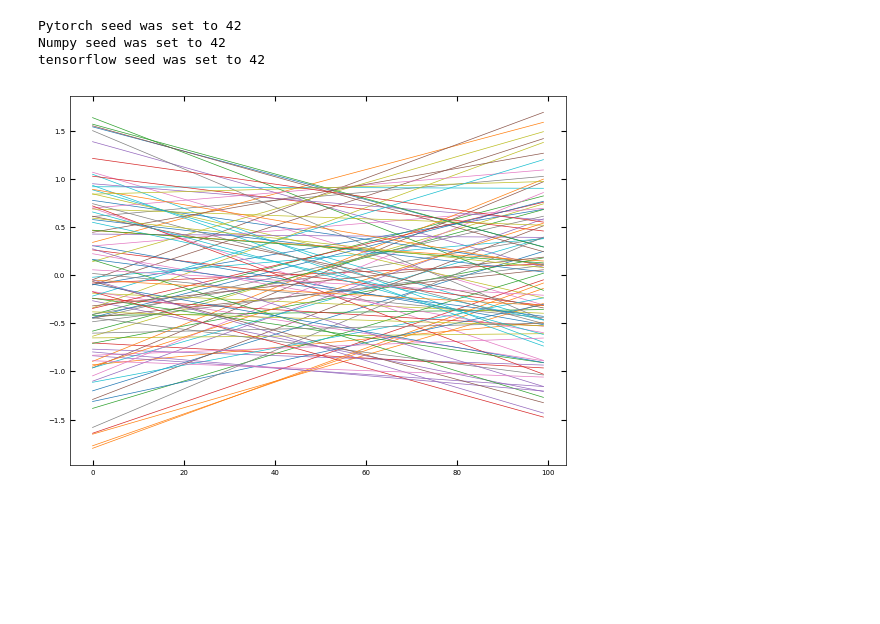
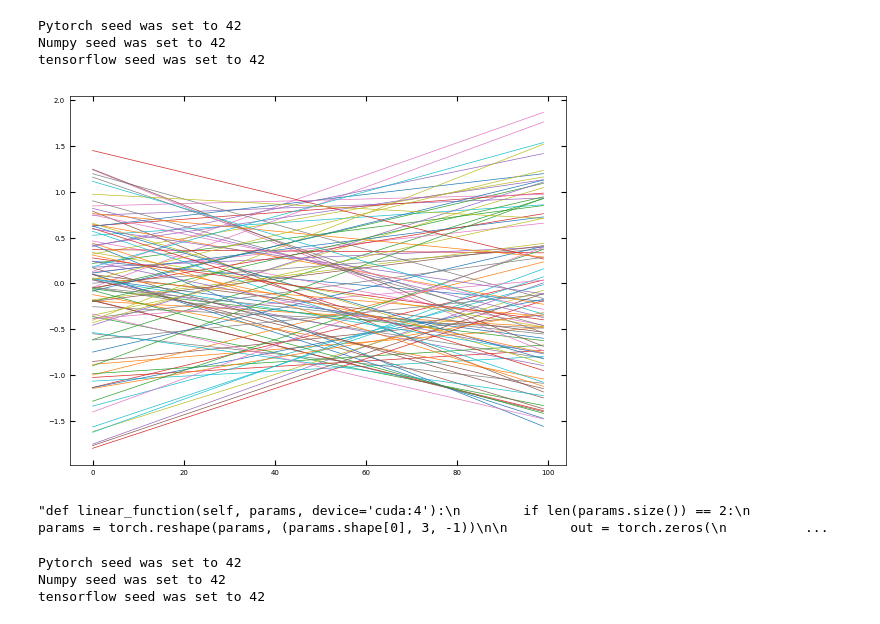
Before and after one commit to ctsai64/1DFitter, a Jupyter notebook: linear_function_multiscale1dfitter.ipynb, the cells around one changed output. Cells and saved outputs as stored; diff of their text form; code cells hidden in the pictures; blank space fills up the shorter version.

```diff
--- a/linear_function_multiscale1dfitter.ipynb
+++ b/linear_function_multiscale1dfitter.ipynb
@@ -114,17 +115,17 @@ class Linear_func:
         return (self.compute(_params, device=device), _params)
 # %%
 x_values = torch.linspace(-1, 1, 100)
-constructor = Linear_func(x=x_values, slope=[-1,1], b=[-1,1], batch_size=10000)
+constructor = Linear_func(x=x_values, slope=[-1,1], b=[-1,1], batch_size=100)
 output = constructor.sampler()
 spectra, params = output
 spectra_full, spectras = spectra
 
-dataloader = DataLoader(spectra_full, batch_size=1000, shuffle=True, num_workers=0)
+dataloader = DataLoader(spectra_full, batch_size=10, shuffle=True, num_workers=0)
 
 for i in range(100):
     plt.plot(spectra_full[i, :, 0], "-")
 # %% [output]
-[figure, old version]
+[figure, new version]
 # %%
 class Multiscale1DFitter(nn.Module):
 
@@ -233,14 +234,14 @@ class Multiscale1DFitter(nn.Module):
 
         return out_scaled, unscaled_param
 # %%
-'''
+
 def linear_function(params, x, device='cuda:4'):
-    slope = params[0] #params[:, 0].type(torch.float)#.unsqueeze(1)
-    intercept = params[1] #params[:, 1].type(torch.float)#.unsqueeze(1)
+    slope = params[:, 0].type(torch.float).unsqueeze(1)
+    intercept = params[:, 1].type(torch.float).unsqueeze(1)
     y = slope * x + intercept
-    return y'''
+    return y
 
-def linear_function(self, params, device='cuda:4'):
+'''def linear_function(self, params, device='cuda:4'):
         if len(params.size()) == 2:
             params = torch.reshape(params, (params.shape[0], 3, -1))
 
@@ -272,7 +273,18 @@ def linear_function(self, params, device='cuda:4'):
 
             out[:, :, 0, i] = torch.transpose(_out, 0, 1)
 
-        return (torch.sum(out, dim=3), out)
+        return (torch.sum(out, dim=3), out)'''
+# %% [output]
+"def linear_function(self, params, device='cuda:4'):\n        if len(params.size()) == 2:\n            params = torch.reshape(params, (params.shape[0], 3, -1))\n\n        out = torch.zeros(\n          ...
 # %%
 model = Multiscale1DFitter(function=linear_function, x_data=x_values, input_channels=1, num_params=2, device=device)
+# %%
+random_seed(seed=42)
+loss_func = nn.MSELoss()
+optimizer = optim.Adam(model.parameters(), lr=3e-5)
+# scheduler = StepLR(optimizer, step_size=100, gamma=0.1)
+# %% [output]
+Pytorch seed was set to 42
+Numpy seed was set to 42
+tensorflow seed was set to 42
 # %%
```
Also changed, not shown: parts of 2 cells of this notebook, 2 other files.
